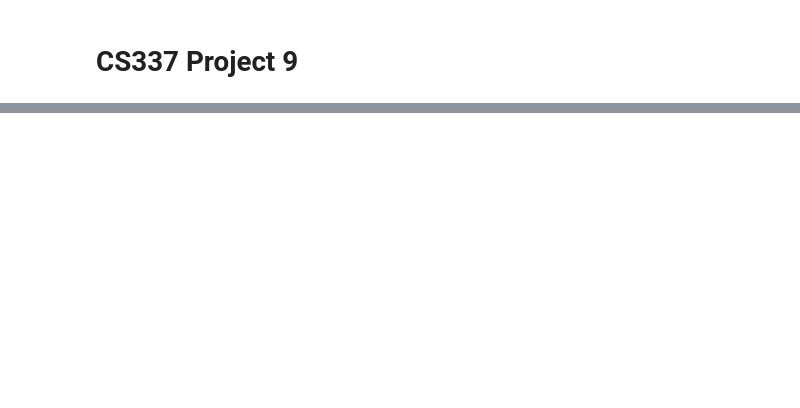
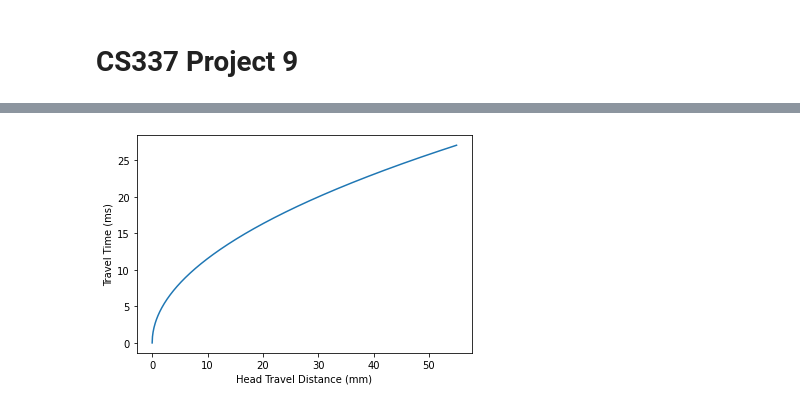
Before and after one commit to benraivel/CS337-Project-9, a Jupyter notebook: Project-9.ipynb, the cells around one changed output, grey strips where cells are left out. Drawn from its saved outputs; the diff is of its cells as text; code cells hidden in the pictures; blank space fills up the shorter version.

```diff
--- a/Project-9.ipynb
+++ b/Project-9.ipynb
@@ -40,0 +88,8 @@ def generate_requests(file_list, n, freq, seq_dir_ratio, read_mkrm_ratio):
+# %%
+seek_dist_mm = np.linspace(0, 55, 1000)
+plt.plot(seek_dist_mm, travel_time_ms(seek_dist_mm))
+plt.xlabel('Head Travel Distance (mm)')
+plt.ylabel('Travel Time (ms)')
+plt.show()
+# %% [output]
+[figure, added]
```
Also changed, not shown: parts of 15 cells of this notebook, 4 other files.
